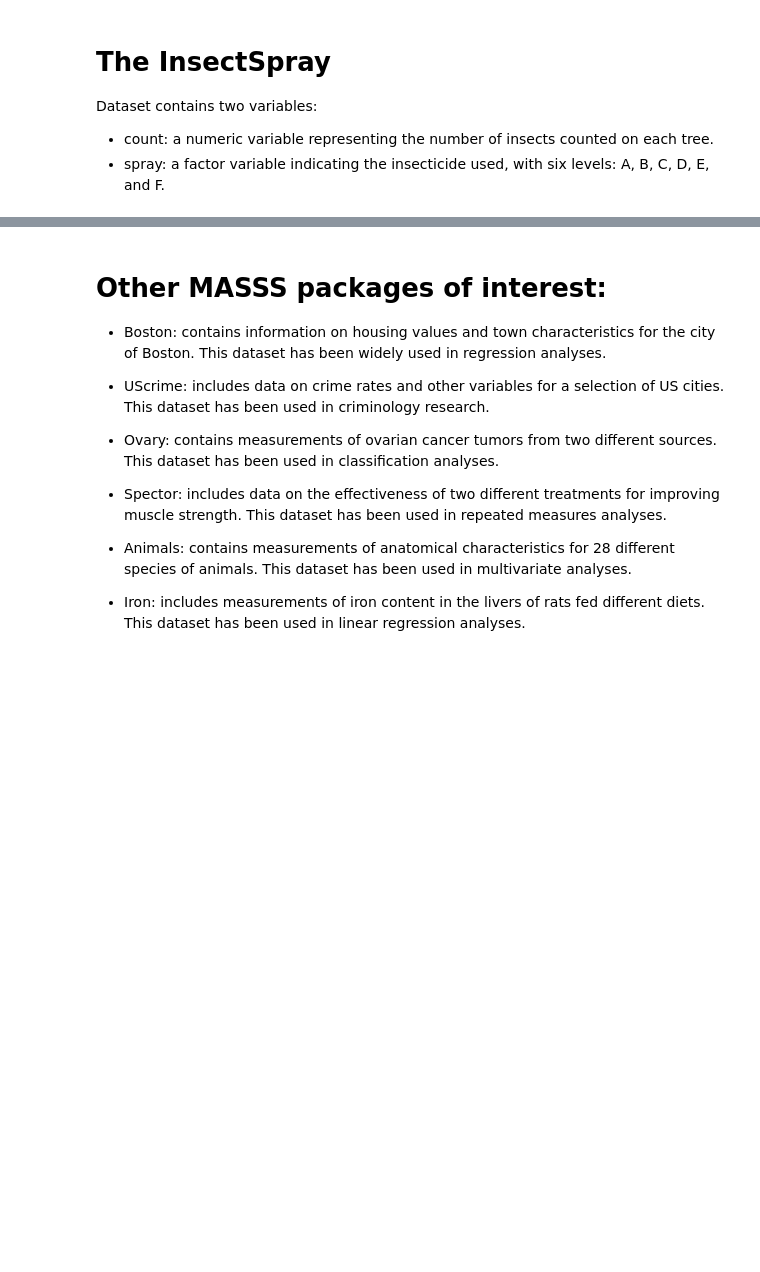
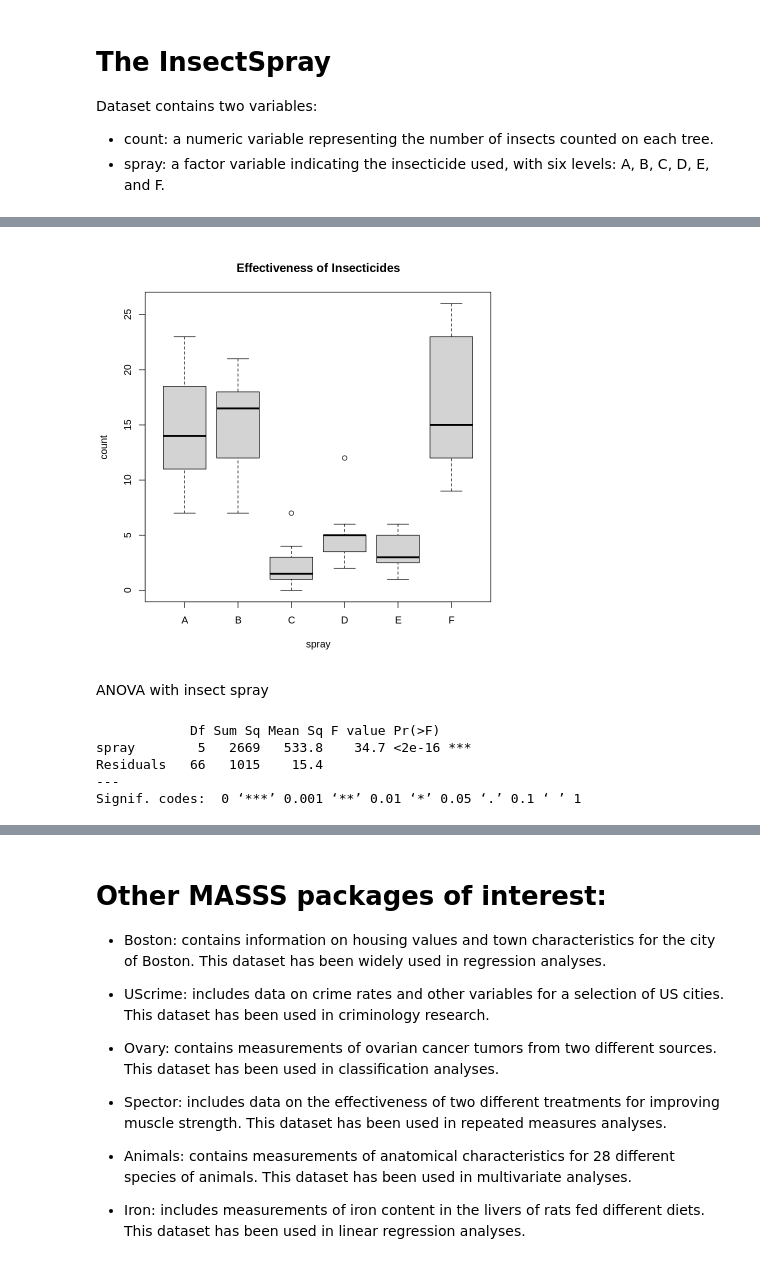
Before and after one commit to adgcal/Anjan_collab_R, a Jupyter notebook: 3_datasets_R.ipynb, the cells around one changed output, grey strips where cells are left out. Drawn from its saved outputs; the diff is of its cells as text; code cells hidden in the pictures; blank space fills up the shorter version.

```diff
--- a/3_datasets_R.ipynb
+++ b/3_datasets_R.ipynb
@@ -641,0 +595,23 @@ F-statistic:  34.7 on 5 and 66 DF,  p-value: < 2.2e-16
+# %%
+# Load the InsectSprays dataset
+data(InsectSprays)
+
+# Create a boxplot
+boxplot(count ~ spray, data = InsectSprays, main = "Effectiveness of Insecticides")
+# %% [output]
+[figure, added]
+# %% [markdown]
+ANOVA with insect spray
+# %%
+# Load the InsectSprays dataset
+data(InsectSprays)
+
+# Run the ANOVA
+fit <- aov(count ~ spray, data = InsectSprays)
+summary(fit)
+# %% [output]
+            Df Sum Sq Mean Sq F value Pr(>F)
+spray        5   2669   533.8    34.7 <2e-16 ***
+Residuals   66   1015    15.4
+---
+Signif. codes:  0 ‘***’ 0.001 ‘**’ 0.01 ‘*’ 0.05 ‘.’ 0.1 ‘ ’ 1
```
Also changed, not shown: parts of 8 cells of this notebook.
